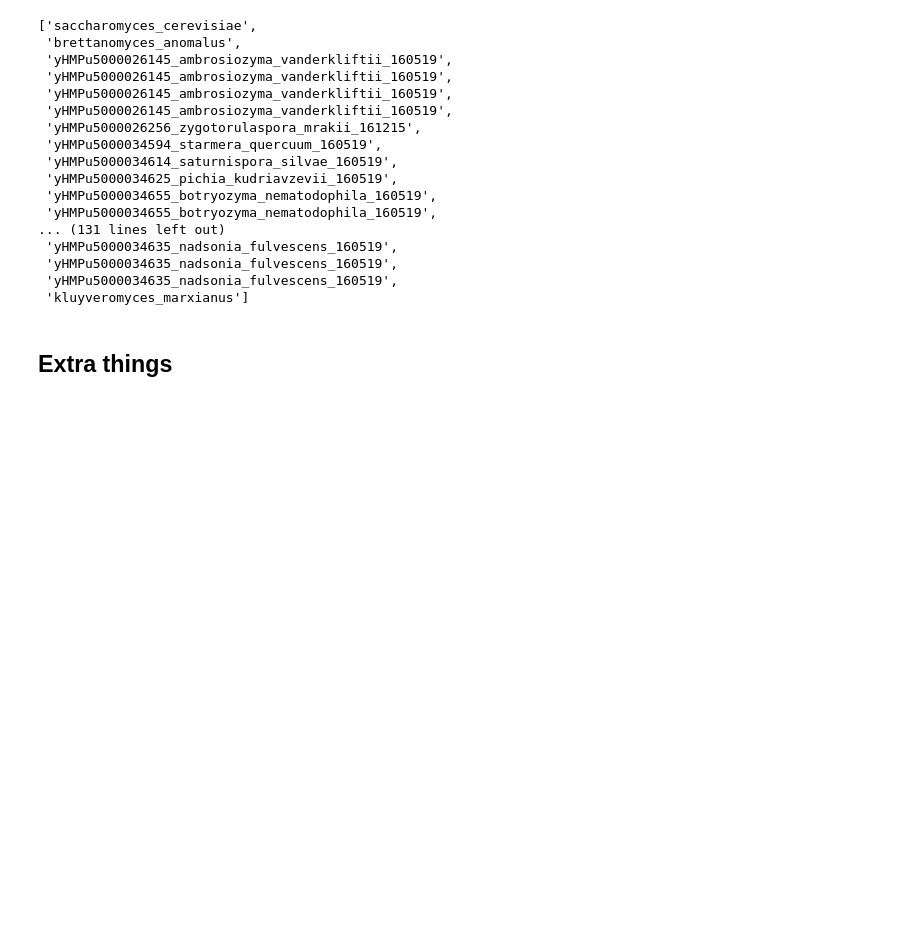
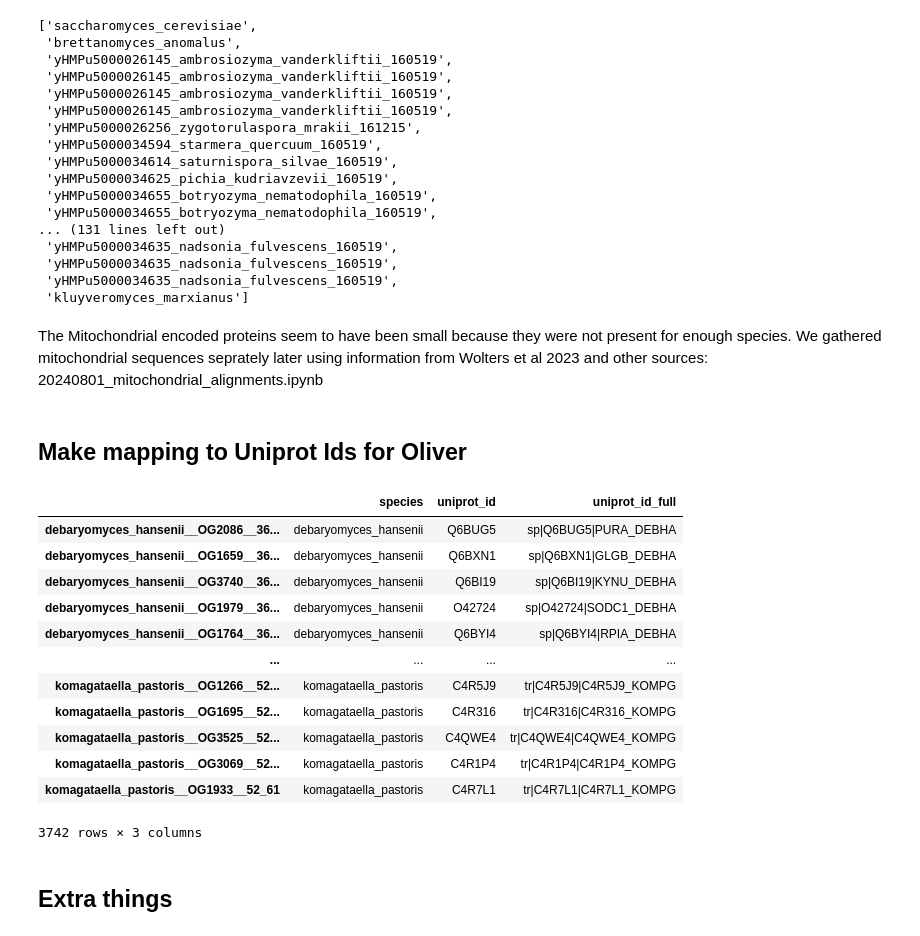
Before and after one commit to heineike02/diverse_yeast, a Jupyter notebook: 20211025_alphafold_selection.ipynb, the cells around one changed output. Cells and saved outputs as stored; diff of their text form; code cells hidden in the pictures; blank space fills up the shorter version.

Commit message:
Changes in Ben's computer for revisions.  Selection calculations in core and surface.  Also mitochondrial alignments and site model analysis, multiple hypothesis testing of branch site

```diff
--- a/20211025_alphafold_selection.ipynb
+++ b/20211025_alphafold_selection.ipynb
@@ -2060,7 +2369,7 @@ for protein_fname, og in og_mapping.items():
     og_out_data_control[og] = og_out_data_og
 
 # Save og_out_data
-og_out_data_control_fname = base_dir + os.sep + 'alphafold' + os.sep + 'og_genes_control.json'
+og_out_data_control_fname = base_dir + os.sep + 'og_genes_control.json'
 
 with open(og_out_data_control_fname, 'w') as f:
     json.dump(og_out_data_control, f, sort_keys=True, indent=4 )
@@ -2104,9 +2413,9 @@ og_mapping = {'CDC19_PYK2': goi_og_lookup[gois_y1000_id_lookup['CDC19']],
 ## 03 Feb 2022 Sandra noticed duplicate IDs in the protein file
 # I found the bug (was naming proteins with gene_full instead of gene_full_check), remade the files and sent her the corrected ones.
 
-selected_fasta = base_dir + os.sep + 'alphafold' + os.sep + 'selected_proteins.fasta'
-all_fasta = base_dir + os.sep + 'alphafold' + os.sep + 'all_proteins.fasta'
-cont_fasta = base_dir + os.sep + 'alphafold' + os.sep + 'STR2_YLL058W.fasta'
+selected_fasta = base_dir + os.sep + 'selected_proteins' + os.sep + 'selected_proteins.fasta'
+all_fasta = base_dir + os.sep + 'all_proteins.fasta'
+cont_fasta = base_dir + os.sep + 'STR2_YLL058W.fasta'
 
 seq_records_sel = SeqIO.parse(selected_fasta, "fasta")
 seq_records_all = SeqIO.parse(all_fasta, "fasta")
@@ -2206,7 +2515,7 @@ pway_genes_df.rename(columns = {0:'sc_genes'}, inplace=True)
 # Add a column which is the gene name
 
 # Add a column which is a list of whether each gene is present or not in our list
-og_metadata_fname = base_dir + os.sep + 'alphafold' + os.sep + 'og_metadata.json'
+og_metadata_fname = base_dir + os.sep + 'og_metadata.json'
 
 
 with open(og_metadata_fname, 'r') as f:
@@ -2235,7 +2544,7 @@ pway_genes_df['sc_genes_name'] = sc_genes_name
 pway_genes_df['sc_genes_presence'] = sc_genes_presence
 pway_genes_df.index.name = 'pathway'
 
-#pway_genes_df.to_csv(base_dir + os.sep + 'alphafold' + os.sep + 'pathway_list.tsv', sep = '\t')
+#pway_genes_df.to_csv(base_dir + os.sep + 'pathway_list.tsv', sep = '\t')
 # %% [markdown]
 # Obtain fasta for Feiran of our S.cer, C.alb, and S.pom proteins of interest
 # %%
@@ -2864,3 +3228,28 @@ og_genes_specs
  'yHMPu5000034635_nadsonia_fulvescens_160519',
  'yHMPu5000034635_nadsonia_fulvescens_160519',
  'kluyveromyces_marxianus']
+# %% [markdown]
+The Mitochondrial encoded proteins seem to have been small because they were not present for enough species.  We gathered mitochondrial sequences seprately later using information from Wolters et al 2023 and other sources:  20240801_mitochondrial_alignments.ipynb
+# %% [markdown]
+## Make mapping to Uniprot Ids for Oliver
+# %%
+selected_proteins_fname = base_dir + os.sep + 'selected_proteins' + os.sep + 'selected_proteins.fasta'
+
+selected_proteins = SeqIO.parse(selected_proteins_fname, 'fasta')
+
+uniprot_id_map = {}
+
+for selected_protein in selected_proteins:
+    description_sp = selected_protein.description.split()
+    protein_id = description_sp[0]
+    species_name = protein_id.split('__')[0]
+    source = description_sp[1].split('=')[1]
+    if source == 'uniprot':
+        a = description_sp
+        uniprot_id_full = description_sp[2].split('=')[1]
+        uniprot_id = uniprot_id_full.split('|')[1]
+        uniprot_id_map[protein_id] = (species_name, uniprot_id, uniprot_id_full)
+
+
+uniprot_id_map_df = pd.DataFrame.from_dict(uniprot_id_map, orient='index', columns = ['species','uniprot_id', 'uniprot_id_full'])
+uniprot_id_map_df.to_csv(base_dir + os.sep + 'selected_proteins' + os.sep + 'uniprot_id_map.csv')
@@ -2867,3 +3258,19 @@ og_genes_specs
+# %%
+uniprot_id_map_df
+# %% [output]
+|  | species | uniprot_id | uniprot_id_full |
+| debaryomyces_hansenii__OG2086__36... | debaryomyces_hansenii | Q6BUG5 | sp|Q6BUG5|PURA_DEBHA |
+| debaryomyces_hansenii__OG1659__36... | debaryomyces_hansenii | Q6BXN1 | sp|Q6BXN1|GLGB_DEBHA |
+| debaryomyces_hansenii__OG3740__36... | debaryomyces_hansenii | Q6BI19 | sp|Q6BI19|KYNU_DEBHA |
+| debaryomyces_hansenii__OG1979__36... | debaryomyces_hansenii | O42724 | sp|O42724|SODC1_DEBHA |
+| debaryomyces_hansenii__OG1764__36... | debaryomyces_hansenii | Q6BYI4 | sp|Q6BYI4|RPIA_DEBHA |
+| ... | ... | ... | ... |
+| komagataella_pastoris__OG1266__52... | komagataella_pastoris | C4R5J9 | tr|C4R5J9|C4R5J9_KOMPG |
+| komagataella_pastoris__OG1695__52... | komagataella_pastoris | C4R316 | tr|C4R316|C4R316_KOMPG |
+| komagataella_pastoris__OG3525__52... | komagataella_pastoris | C4QWE4 | tr|C4QWE4|C4QWE4_KOMPG |
+| komagataella_pastoris__OG3069__52... | komagataella_pastoris | C4R1P4 | tr|C4R1P4|C4R1P4_KOMPG |
+| komagataella_pastoris__OG1933__52_61 | komagataella_pastoris | C4R7L1 | tr|C4R7L1|C4R7L1_KOMPG |
+3742 rows × 3 columns
 # %% [markdown]
 ## Extra things
 # %%
```
Also changed, not shown: parts of 43 cells of this notebook, 18 other files.
